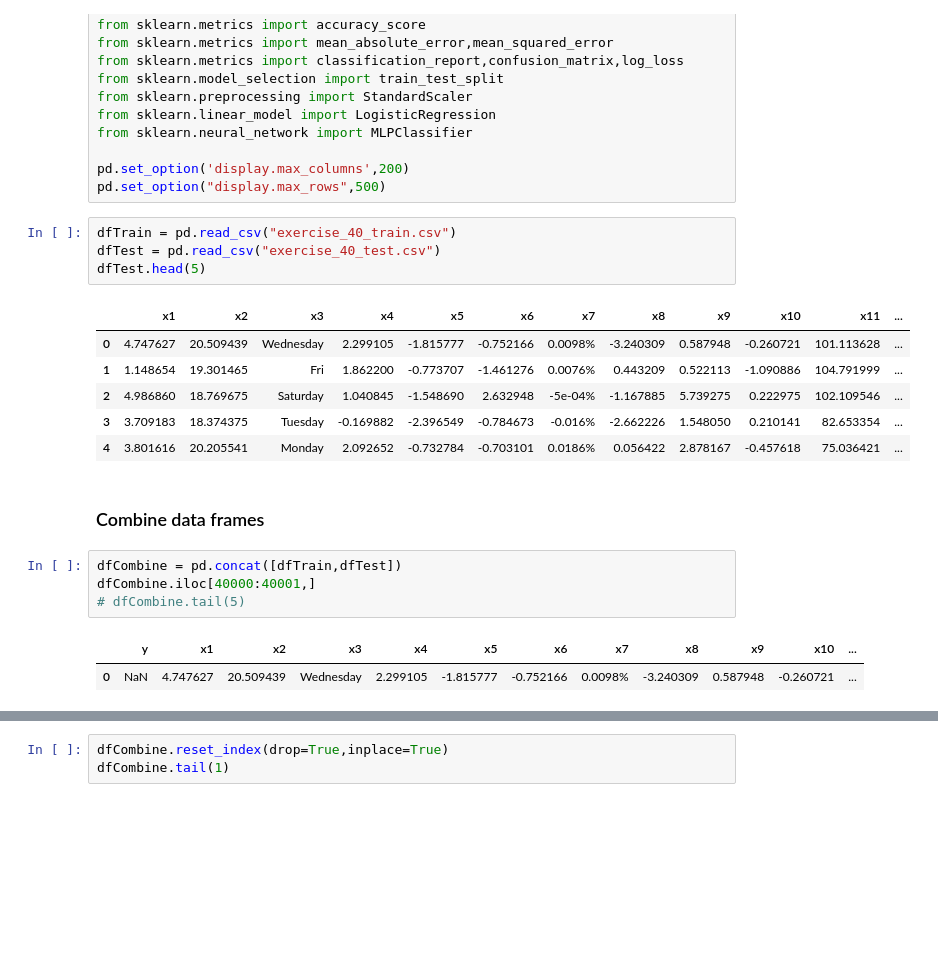
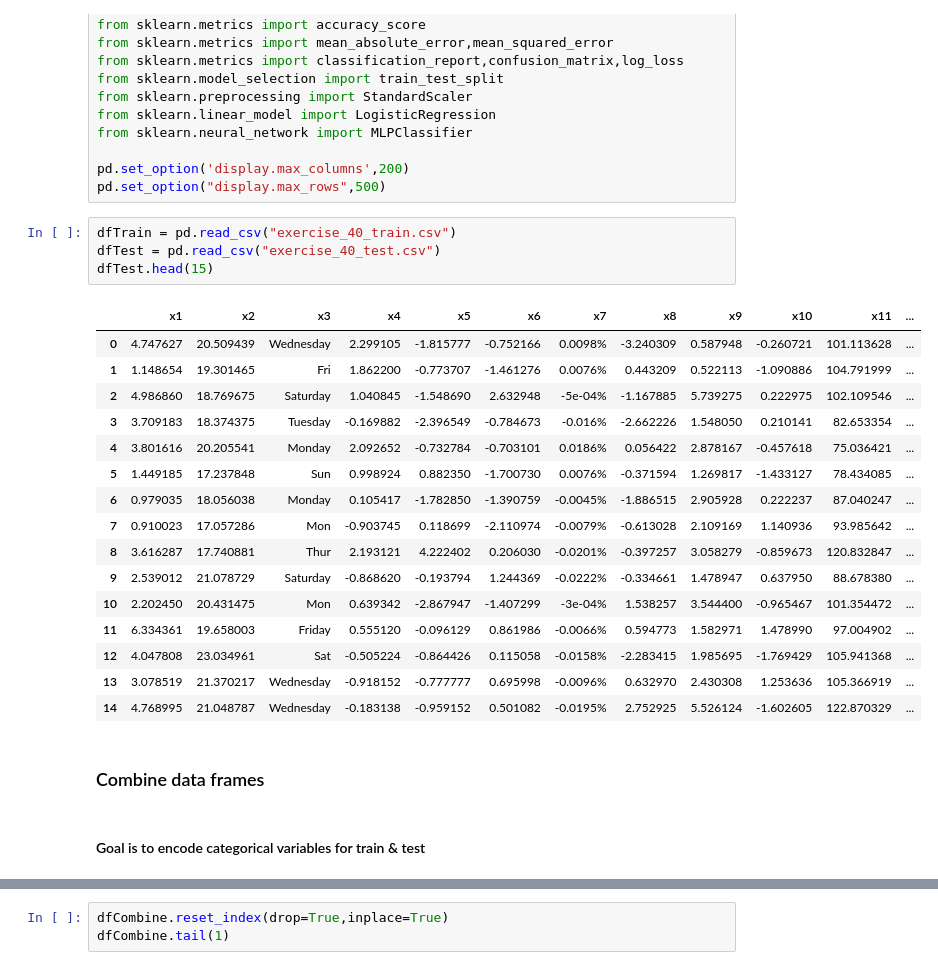
Before and after one commit to tamle2021/classification, a Jupyter notebook: sf.ipynb, the cells around one changed output, grey strips where cells are left out. Drawn from its saved outputs; the diff is of its cells as text; blank space fills up the shorter version.

```diff
--- a/sf.ipynb
+++ b/sf.ipynb
@@ -20,20 +20,25 @@ pd.set_option("display.max_rows",500)
 # %%
 dfTrain = pd.read_csv("exercise_40_train.csv")
 dfTest = pd.read_csv("exercise_40_test.csv")
-dfTest.head(5)
+dfTest.head(15)
 # %% [output]
 |  | x1 | x2 | x3 | x4 | x5 | x6 | x7 | x8 | x9 | x10 | x11 | ... |
 | 0 | 4.747627 | 20.509439 | Wednesday | 2.299105 | -1.815777 | -0.752166 | 0.0098% | -3.240309 | 0.587948 | -0.260721 | 101.113628 | ... |
 | 1 | 1.148654 | 19.301465 | Fri | 1.862200 | -0.773707 | -1.461276 | 0.0076% | 0.443209 | 0.522113 | -1.090886 | 104.791999 | ... |
 | 2 | 4.986860 | 18.769675 | Saturday | 1.040845 | -1.548690 | 2.632948 | -5e-04% | -1.167885 | 5.739275 | 0.222975 | 102.109546 | ... |
 | 3 | 3.709183 | 18.374375 | Tuesday | -0.169882 | -2.396549 | -0.784673 | -0.016% | -2.662226 | 1.548050 | 0.210141 | 82.653354 | ... |
 | 4 | 3.801616 | 20.205541 | Monday | 2.092652 | -0.732784 | -0.703101 | 0.0186% | 0.056422 | 2.878167 | -0.457618 | 75.036421 | ... |
+| 5 | 1.449185 | 17.237848 | Sun | 0.998924 | 0.882350 | -1.700730 | 0.0076% | -0.371594 | 1.269817 | -1.433127 | 78.434085 | ... |
+| 6 | 0.979035 | 18.056038 | Monday | 0.105417 | -1.782850 | -1.390759 | -0.0045% | -1.886515 | 2.905928 | 0.222237 | 87.040247 | ... |
+| 7 | 0.910023 | 17.057286 | Mon | -0.903745 | 0.118699 | -2.110974 | -0.0079% | -0.613028 | 2.109169 | 1.140936 | 93.985642 | ... |
+| 8 | 3.616287 | 17.740881 | Thur | 2.193121 | 4.222402 | 0.206030 | -0.0201% | -0.397257 | 3.058279 | -0.859673 | 120.832847 | ... |
+| 9 | 2.539012 | 21.078729 | Saturday | -0.868620 | -0.193794 | 1.244369 | -0.0222% | -0.334661 | 1.478947 | 0.637950 | 88.678380 | ... |
+| 10 | 2.202450 | 20.431475 | Mon | 0.639342 | -2.867947 | -1.407299 | -3e-04% | 1.538257 | 3.544400 | -0.965467 | 101.354472 | ... |
+| 11 | 6.334361 | 19.658003 | Friday | 0.555120 | -0.096129 | 0.861986 | -0.0066% | 0.594773 | 1.582971 | 1.478990 | 97.004902 | ... |
+| 12 | 4.047808 | 23.034961 | Sat | -0.505224 | -0.864426 | 0.115058 | -0.0158% | -2.283415 | 1.985695 | -1.769429 | 105.941368 | ... |
+| 13 | 3.078519 | 21.370217 | Wednesday | -0.918152 | -0.777777 | 0.695998 | -0.0096% | 0.632970 | 2.430308 | 1.253636 | 105.366919 | ... |
+| 14 | 4.768995 | 21.048787 | Wednesday | -0.183138 | -0.959152 | 0.501082 | -0.0195% | 2.752925 | 5.526124 | -1.602605 | 122.870329 | ... |
 # %% [markdown]
 ### Combine data frames
-# %%
-dfCombine = pd.concat([dfTrain,dfTest])
-dfCombine.iloc[40000:40001,]
-# dfCombine.tail(5)
-# %% [output]
-|  | y | x1 | x2 | x3 | x4 | x5 | x6 | x7 | x8 | x9 | x10 | ... |
-| 0 | NaN | 4.747627 | 20.509439 | Wednesday | 2.299105 | -1.815777 | -0.752166 | 0.0098% | -3.240309 | 0.587948 | -0.260721 | ... |
+# %% [markdown]
+#### Goal is to encode categorical variables for train & test
```
Also changed, not shown: parts of 20 cells of this notebook.
